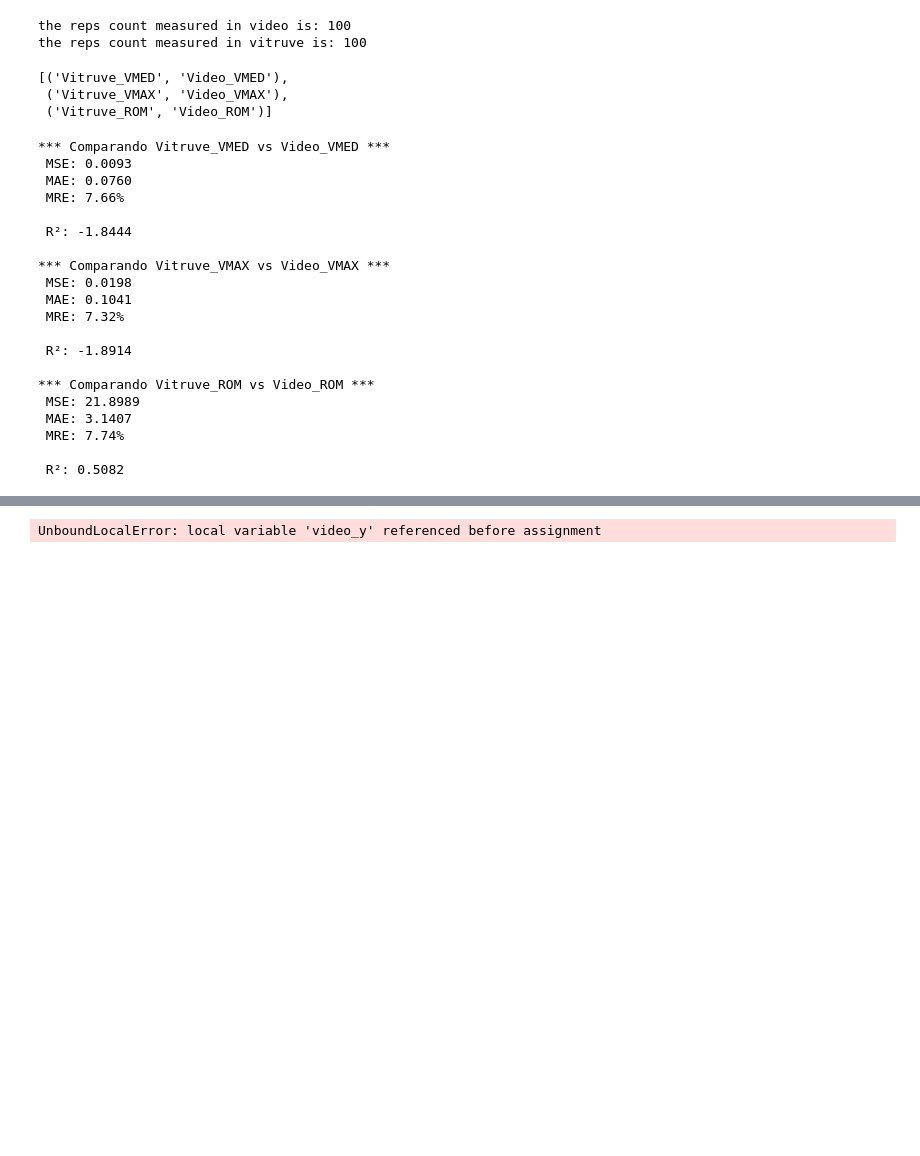
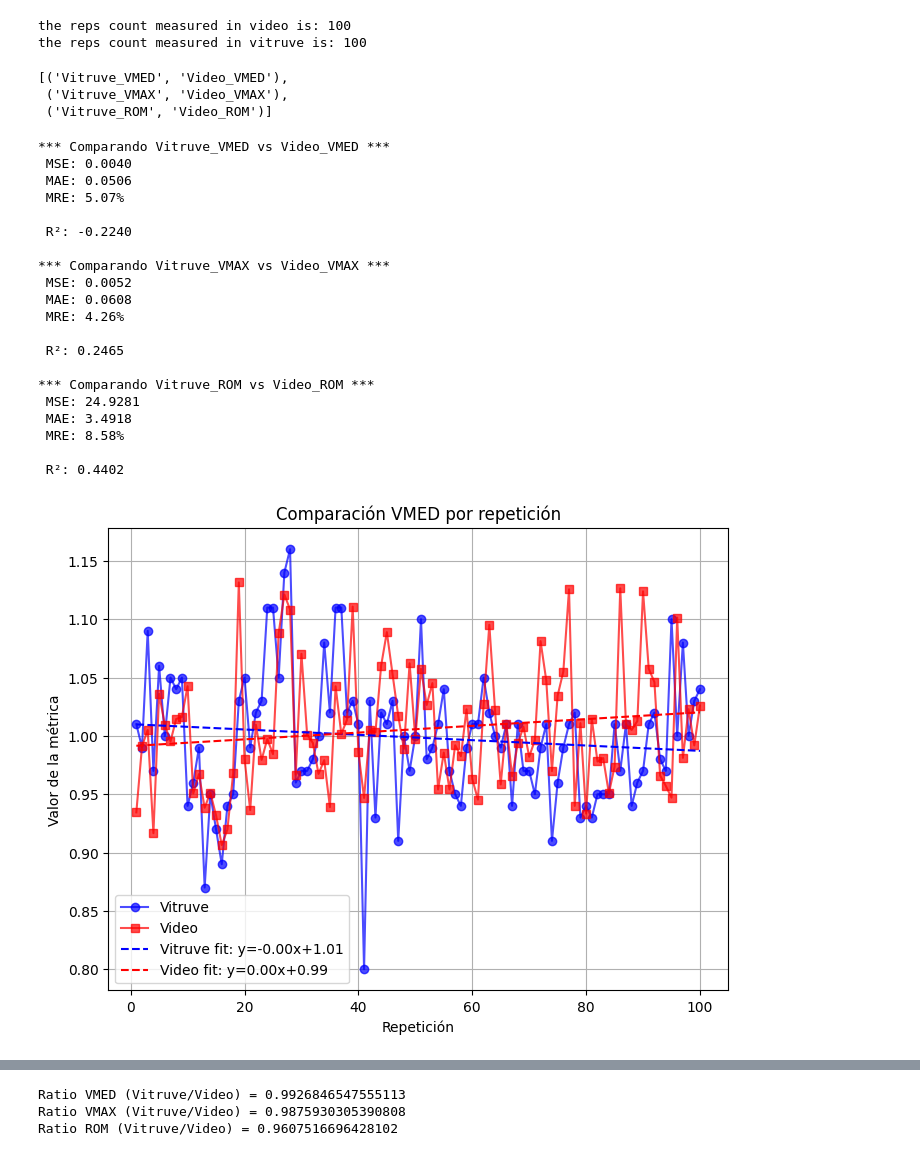
Before and after one commit to amcdvg/Ejercicios-wiemspro, a Jupyter notebook: testing_new_method.ipynb, the cells around one changed output, grey strips where cells are left out. Saved outputs shown, nothing was run; the diff lists cells and outputs as text; code cells hidden in the pictures; blank space fills up the shorter version.

Commit message:
feat: apply factor for vmax

```diff
--- a/testing_new_method.ipynb
+++ b/testing_new_method.ipynb
@@ -35,7 +36,9 @@ def plot_comparison_by_rep(merged_df, vitruve_col, video_col, title=""):
     líneas de tendencia (regresión lineal) para cada serie.
     """
     if video_col =='Video_VMED':
-        video_y = merged_df[video_col].astype(str).str.replace(',', '.').astype(float)*1.27
+        video_y = merged_df[video_col].astype(str).str.replace(',', '.').astype(float)
+    elif video_col =='Video_VMAX':
+        video_y = merged_df[video_col].astype(str).str.replace(',', '.').astype(float)#*0.9875930305390808
     else:
         video_y = merged_df[video_col].astype(str).str.replace(',', '.').astype(float)
     rep = merged_df['repetition_index'].astype(int).values
@@ -77,7 +82,7 @@ metrics = [
     ('Vitruve_VMED', 'Video_VMED'),
     ('Vitruve_VMAX', 'Video_VMAX'),
     ('Vitruve_ROM',  'Video_ROM')]
-df_video_deadlift_lat = pd.read_csv('data_export/deadlift/20250414_053112_deadlift_metrics.csv')
+df_video_deadlift_lat = pd.read_csv('data_export/deadlift/20250415_113127_deadlift_metrics.csv')
 df_video_deadlift_lat['repetition_index'] = range(1, len(df_video_deadlift_lat) + 1)
 print(f"the reps count measured in video is: {df_video_deadlift_lat.shape[0]}")
 
@@ -112,10 +117,11 @@ metrics
 # %%
 for vitruve_col, video_col in metrics:
     if video_col =='Video_VMED':
-        y_pred = df_deadlift_lat[video_col].astype(str).str.replace(',', '.').astype(float)*1.27
+        y_pred = df_deadlift_lat[video_col].astype(str).str.replace(',', '.').astype(float)
+    elif video_col =='Video_VMAX':
+        y_pred = df_deadlift_lat[video_col].astype(str).str.replace(',', '.').astype(float)# *0.9875930305390808
     else:
         y_pred = df_deadlift_lat[video_col].astype(str).str.replace(',', '.').astype(float)
-
 
     # Extraemos las series
     y_true = df_deadlift_lat[vitruve_col].astype(str).str.replace(',', '.').astype(float)
@@ -134,57 +140,57 @@ for vitruve_col, video_col in metrics:
 
 plot_comparison_by_rep(df_deadlift_lat, 'Vitruve_VMED', 'Video_VMED', "Comparación VMED por repetición")
 plot_comparison_by_rep(df_deadlift_lat, 'Vitruve_VMAX', 'Video_VMAX', "Comparación VMAX por repetición")
 plot_comparison_by_rep(df_deadlift_lat, 'Vitruve_ROM',  'Video_ROM',  "Comparación ROM por repetición")
 
-
 df_vmed = df_deadlift_lat[['Vitruve_VMED','Video_VMED']].dropna()
 vitruve_mean_vmed = df_vmed['Vitruve_VMED'].astype(str).str.replace(',', '.').astype(float).mean()
 video_mean_vmed   = df_vmed['Video_VMED'].astype(str).str.replace(',', '.').astype(float).mean()
 
-ratio_vmed = vitruve_mean_vmed / video_mean_vmed
+ratio_vmed = (vitruve_mean_vmed / video_mean_vmed)# *0.76+0.39
 print("Ratio VMED (Vitruve/Video) =", ratio_vmed)
 
 df_vmax = df_deadlift_lat[['Vitruve_VMAX','Video_VMAX']].dropna()
 vitruve_mean_vmax = (df_vmax['Vitruve_VMAX'].astype(str)
-                                       .str.replace(',', '.')
-                                       .astype(float)
-                                       .mean())
+                                    .str.replace(',', '.')
+                                    .astype(float)
+                                    .mean())
 video_mean_vmax   = (df_vmax['Video_VMAX'].astype(str)
-                                     .str.replace(',', '.')
-                                     .astype(float)
-                                     .mean())
-ratio_vmax = vitruve_mean_vmax / video_mean_vmax
+                                    .str.replace(',', '.')
+                                    .astype(float)
+                                    .mean()) #*0.9875930305390808
+ratio_vmax = (vitruve_mean_vmax / video_mean_vmax)
 print("Ratio VMAX (Vitruve/Video) =", ratio_vmax)
 
 df_rom = df_deadlift_lat[['Vitruve_ROM','Video_ROM']].dropna()
 vitruve_mean_rom = (df_rom['Vitruve_ROM'].astype(str)
-                                     .str.replace(',', '.')
-                                     .astype(float)
-                                     .mean())
+                                    .str.replace(',', '.')
+                                    .astype(float)
+                                    .mean())
 video_mean_rom   = (df_rom['Video_ROM'].astype(str)
-                                   .str.replace(',', '.')
-                                   .astype(float)
-                                   .mean())
+                                .str.replace(',', '.')
+                                .astype(float)
+                                .mean())
 ratio_rom = vitruve_mean_rom / video_mean_rom
 print("Ratio ROM (Vitruve/Video) =", ratio_rom)
 # %% [output]
 *** Comparando Vitruve_VMED vs Video_VMED ***
- MSE: 0.0093
- MAE: 0.0760
- MRE: 7.66%
+ MSE: 0.0040
+ MAE: 0.0506
+ MRE: 5.07%
 
- R²: -1.8444
+ R²: -0.2240
 
 *** Comparando Vitruve_VMAX vs Video_VMAX ***
- MSE: 0.0198
- MAE: 0.1041
- MRE: 7.32%
+ MSE: 0.0052
+ MAE: 0.0608
+ MRE: 4.26%
 
- R²: -1.8914
+ R²: 0.2465
 
 *** Comparando Vitruve_ROM vs Video_ROM ***
- MSE: 21.8989
- MAE: 3.1407
- MRE: 7.74%
+ MSE: 24.9281
+ MAE: 3.4918
+ MRE: 8.58%
 
- R²: 0.5082
+ R²: 0.4402
+[figure, added]
@@ -191 +199,3 @@ print("Ratio ROM (Vitruve/Video) =", ratio_rom)
-UnboundLocalError: local variable 'video_y' referenced before assignment
+Ratio VMED (Vitruve/Video) = 0.9926846547555113
+Ratio VMAX (Vitruve/Video) = 0.9875930305390808
+Ratio ROM (Vitruve/Video) = 0.9607516696428102
```
Also changed, not shown: parts of 4 cells of this notebook, 27 other files.
